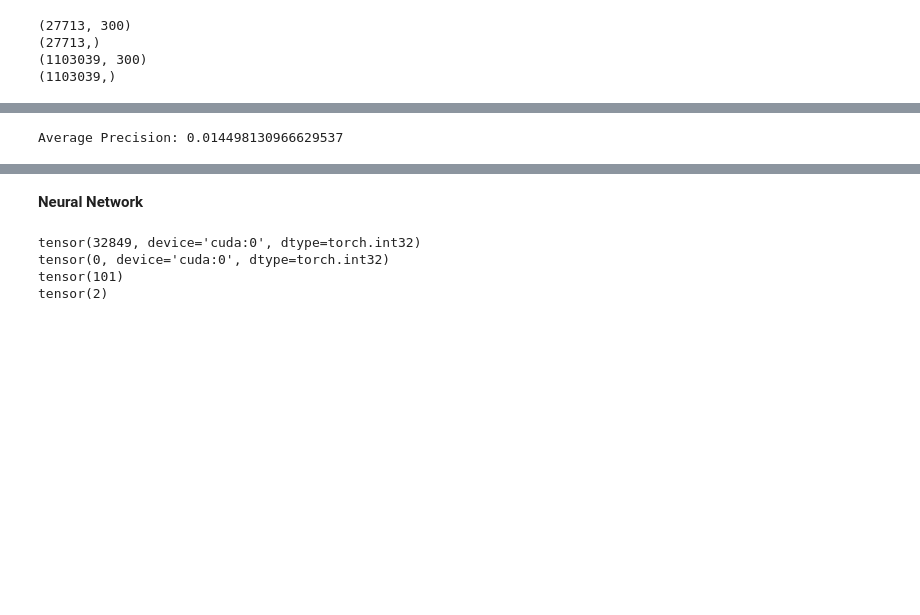
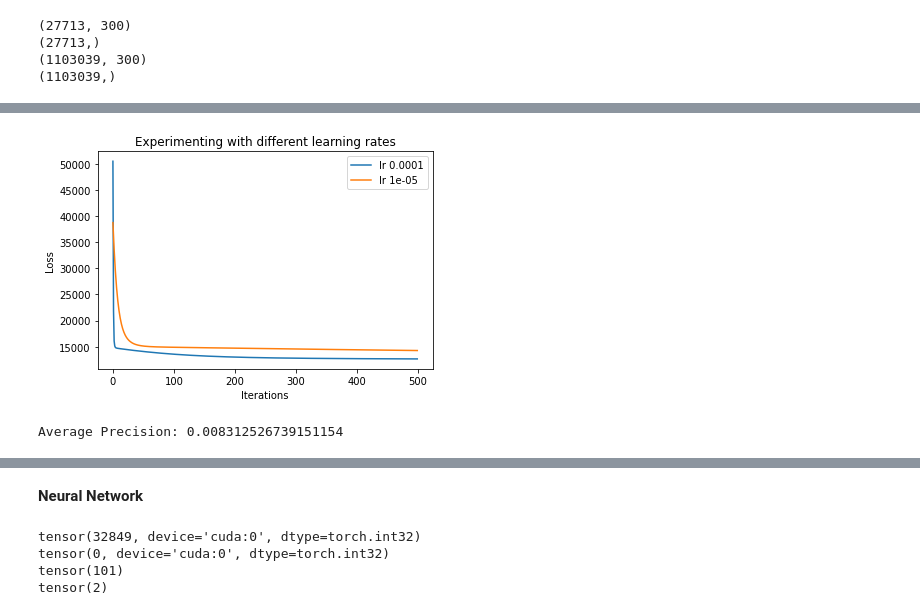
Before and after one commit to apof/Information-Retrieval---Data-Mining-, a Jupyter notebook: IRDM_Project2.ipynb, the cells around one changed output, grey strips where cells are left out. Drawn from its saved outputs; the diff is of its cells as text; code cells hidden in the pictures; blank space fills up the shorter version.

```diff
--- a/IRDM_Project2.ipynb
+++ b/IRDM_Project2.ipynb
@@ -689,0 +728,14 @@ Final train loss: 13047.939240
+# %%
+x = []
+for i in range(500):
+  x.append(i)
+
+plt.xlabel("Iterations")
+plt.ylabel("Loss")
+plt.title("Experimenting with different learning rates")
+for i in range(len(losses)):
+    plt.plot(x,losses[i],label = 'lr %s'%lrs[i])
+plt.legend()
+plt.show()
+# %% [output]
+[figure, added]
@@ -690,9 +744,9 @@ Final train loss: 13047.939240
 # %%
 predictions = predict(w,test_inputs)
 # %%
-Average_Precision(predictions,test_labels,test_query_dict,test_relevant_passages_dict)
+Average_Precision(predictions,test_labels,test_query_dict,test_relevant_passages_dict,'LR')
 # %% [output]
-Average Precision: 0.014498130966629537
+Average Precision: 0.008312526739151154
 # %%
 Average_NDCG(predictions,test_labels,test_query_dict,test_relevant_passages_dict)
 # %% [output]
```
Also changed, not shown: parts of 34 cells of this notebook.
